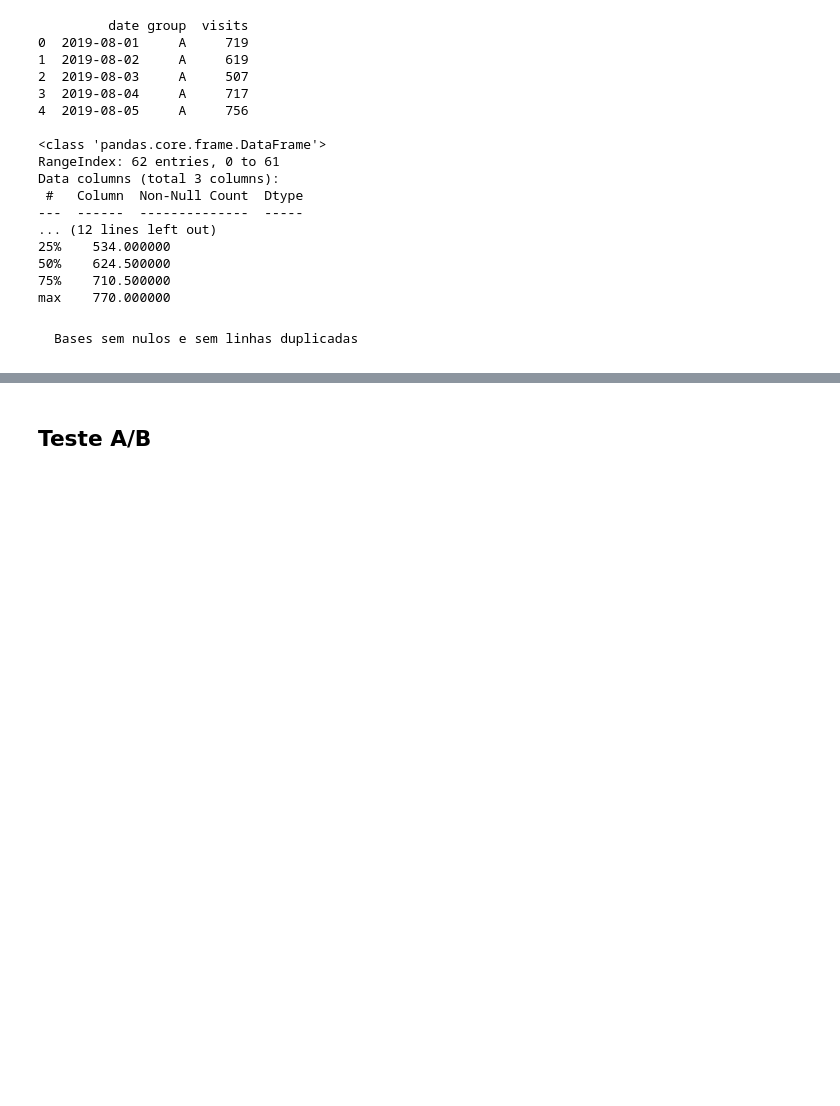
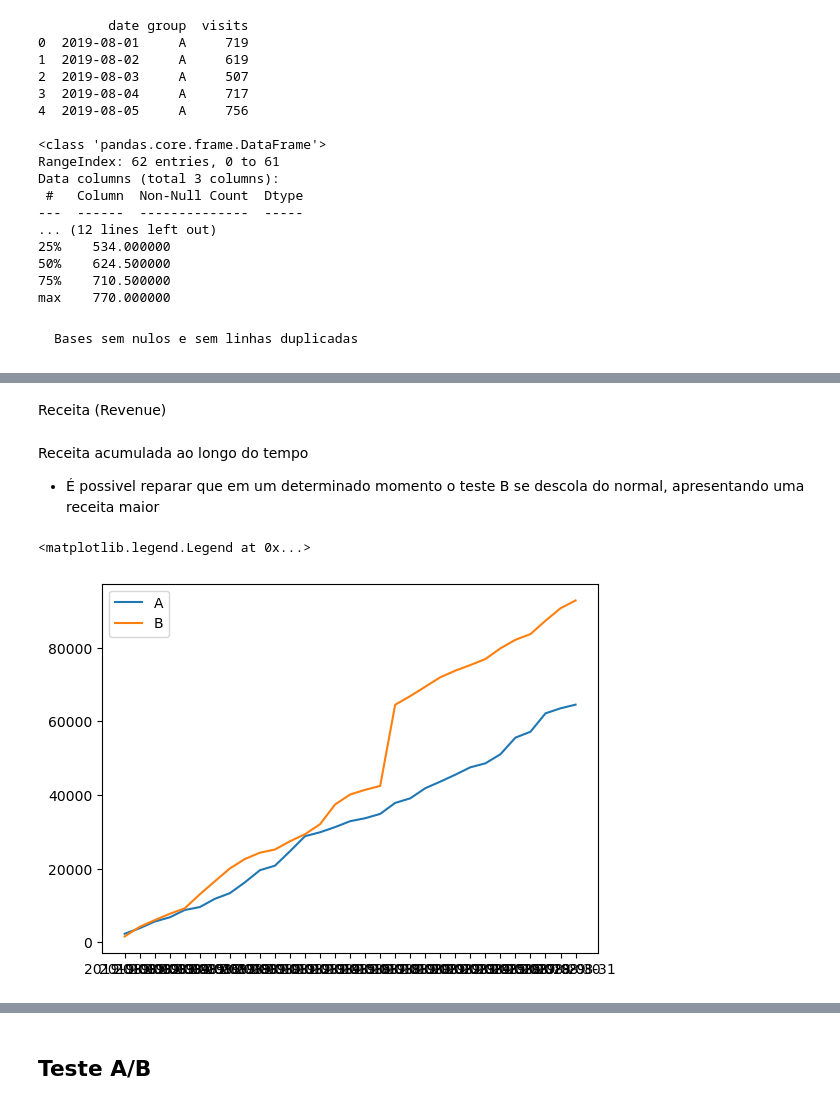
Before and after one commit to carlos-ecn/sprint_9_teste-AB.rev.1, a Jupyter notebook: sprint9.teste.AB.ipynb, the cells around one changed output, grey strips where cells are left out. Cells and saved outputs as stored; diff of their text form; code cells hidden in the pictures; blank space fills up the shorter version.

```diff
--- a/sprint9.teste.AB.ipynb
+++ b/sprint9.teste.AB.ipynb
@@ -186,0 +193,35 @@ max    770.000000
+# %%
+orders_agg = dates_group.apply(
+    lambda x: orders_us[np.logical_and(
+        orders_us['date']<= x['date'], orders_us['group'] == x['group']
+    )
+    ].agg(
+        {'date':'max','group':'max','transactionId':pd.Series.nunique,'visitorId':pd.Series.nunique,'revenue':'sum'}
+    ), axis=1).sort_values(by=['date','group'])
+# %%
+visits_agg = dates_group.apply(
+    lambda x: visits_us[np.logical_and(
+        visits_us['date']<= x['date'], visits_us['group'] == x['group']
+    )
+    ].agg(
+        {'date':'max','group':'max','visits':'sum'}
+    ), axis=1).sort_values(by=['date','group'])
+# %%
+data_acumulado = orders_agg.merge(visits_agg, right_on=['date','group'], left_on=['date','group'], how='inner')
+# %%
+graf_acumul_A = data_acumulado[data_acumulado['group'] == 'A'][['date','revenue','transactionId']]
+
+graf_acumul_B = data_acumulado[data_acumulado['group'] == 'B'][['date','revenue','transactionId']]
+# %% [markdown]
+Receita (Revenue)
+# %% [markdown]
+Receita acumulada ao longo do tempo
+
+ - É possivel reparar que em um determinado momento o teste B se descola do normal, apresentando uma receita maior
+# %%
+plt.plot(graf_acumul_A['date'],graf_acumul_A['revenue'],label='A')
+plt.plot(graf_acumul_B['date'],graf_acumul_B['revenue'],label='B')
+plt.legend()
+# %% [output]
+<matplotlib.legend.Legend at 0x...>
+[figure, added]
```
Also changed, not shown: parts of 16 cells of this notebook.
